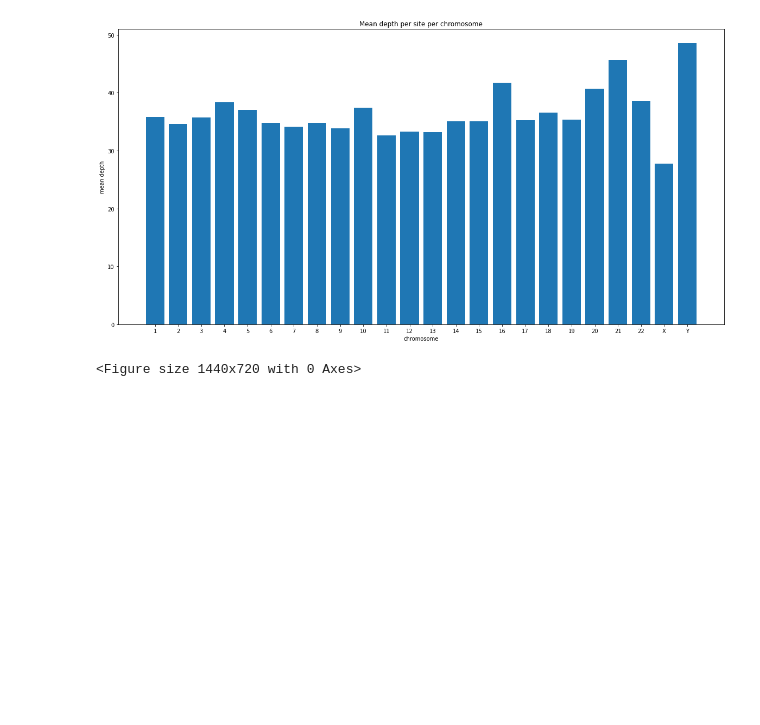
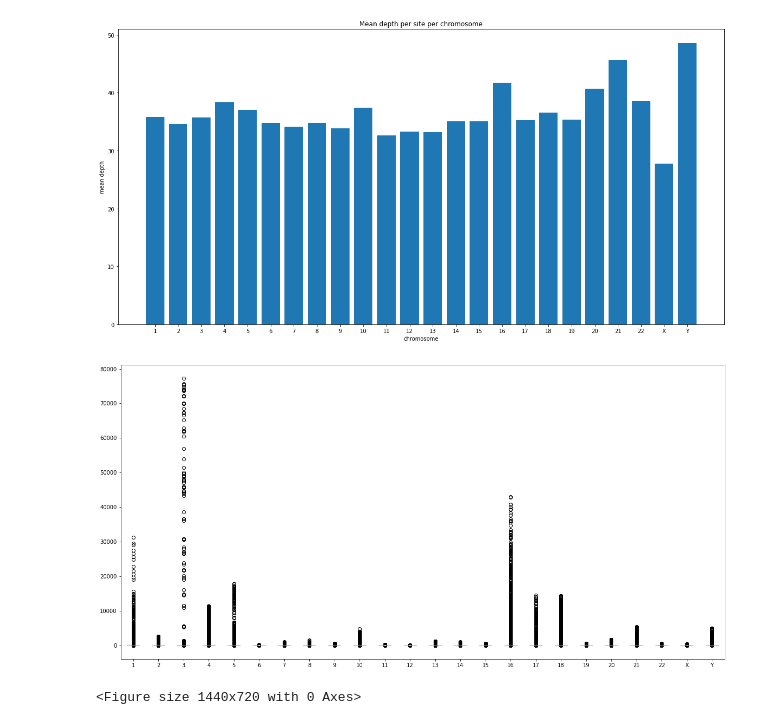
Before and after one commit to acostauribe/QC_TANGL-hg38, a Jupyter notebook: preQC_general_analysis.ipynb, the cells around one changed output. Cells and saved outputs as stored; diff of their text form; code cells hidden in the pictures; blank space fills up the shorter version.

```diff
--- a/preQC_general_analysis.ipynb
+++ b/preQC_general_analysis.ipynb
@@ -57,9 +57,10 @@ import os
 
 name = 'joint_colombia_annotated'
 notebook_path = os.path.abspath("preQC_general_analysis.ipynb")
-vchk_file_path = os.path.join(os.path.dirname(notebook_path), name + ".hg38.vchk")
+vchk_file_path = os.path.join(os.path.dirname(notebook_path), 'data/'+name + ".hg38.vchk")
 
 ### 1. Summary numbers
+# Shows us vary quick overview of the data
 # SN [2]id [3]key [4]value
 with open(vchk_file_path, 'r') as f:
     for line in f:
@@ -235,7 +247,7 @@ Text(0.5, 1.0, 'Number of sites across different depths in the dataset')
 # %%
 # Use the .PRE-QC.FILTER.summary file to check the general description of the filters
 
-filter_file_path = os.path.join(os.path.dirname(notebook_path), name + ".PRE-QC.FILTER.summary")
+filter_file_path = os.path.join(os.path.dirname(notebook_path), "data/" + name + ".PRE-QC.FILTER.summary")
 
 columns=['N_VARIANTS', 'N_Ts','N_Tv','Ts/Tv']
 filter_dict = {}
@@ -262,7 +274,7 @@ filter_df.head()
 
 
 notebook_path = os.path.abspath("preQC_general_analysis.ipynb")
-depth_file_path = os.path.join(os.path.dirname(notebook_path), name + ".PRE-QC.ldepth.mean")
+depth_file_path = os.path.join(os.path.dirname(notebook_path), "data/" + name + ".PRE-QC.ldepth.mean")
 
 # Read the mean depth file and divide the info into chromosomes.
 per_chr_depth = {}
@@ -302,6 +314,18 @@ plt.ylabel('mean depth')
 plt.show()
 # %% [output]
 [figure]
+# %%
+# Plot a box plot of the mean depths per chromosome
+
+labels, data = [*zip(*per_chr_depth.items())]  # 'transpose' items to parallel key, value lists
+
+plt.boxplot(data)
+plt.xticks(range(1, len(labels) + 1), labels)
+plt.xlabel('chromosome')
+plt.ylabel('mean depth')
+plt.show()
+# %% [output]
+[figure, added]
 # %%
 # There's a lot of variation in the mean depth per site. What's the distribution of those mean depths per chromosome?
 # How much do they actually vary?
```
Also changed, not shown: parts of 7 cells of this notebook.
